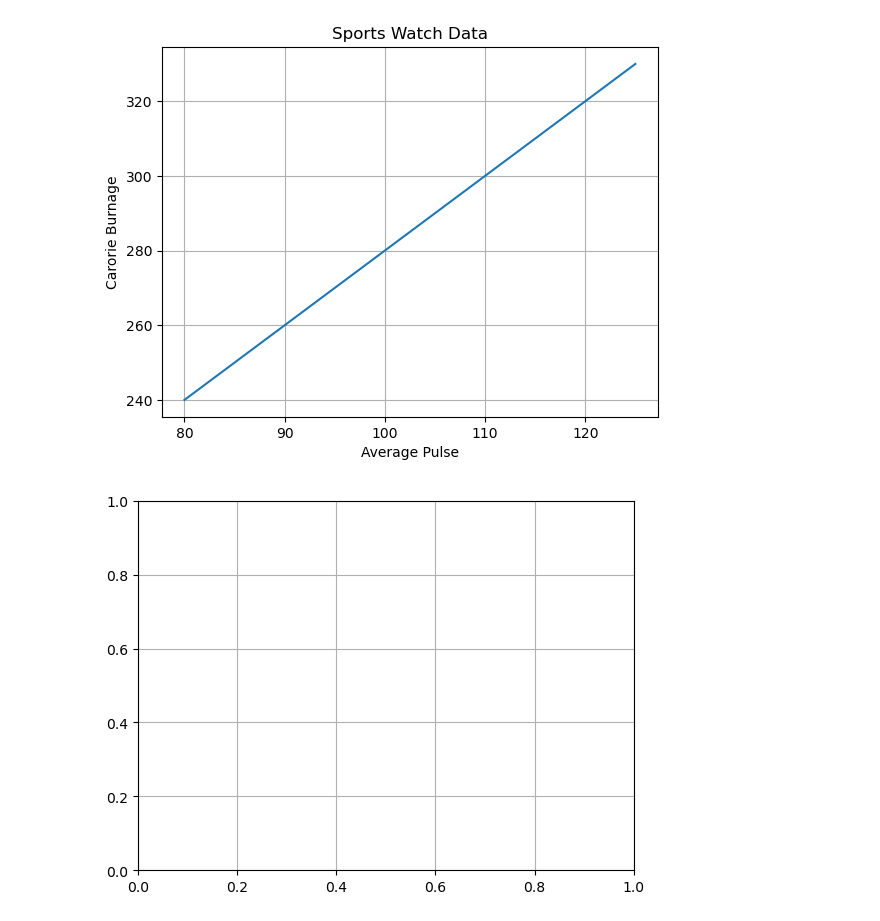
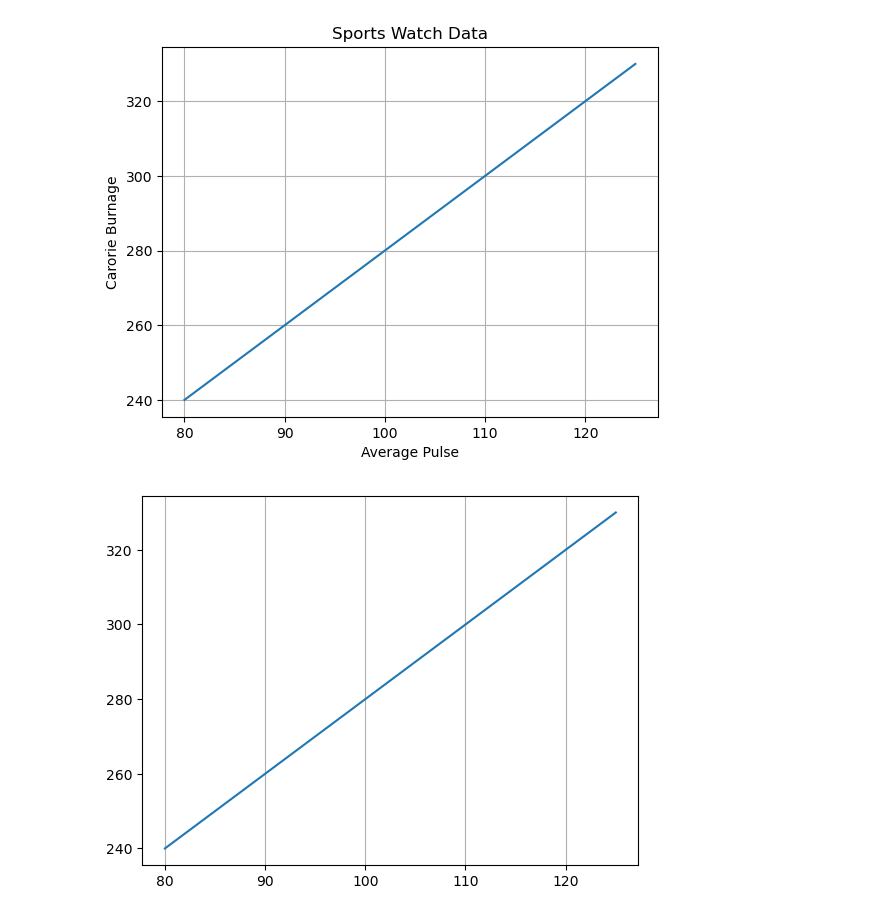
Before and after one commit to oliverjunior1/VS-Code, a Jupyter notebook: w3_treinamentos/Python/matplotlib/5_grid.ipynb, the cells around one changed output. Cells and saved outputs as stored; diff of their text form; code cells hidden in the pictures.

Commit message:
Matplotlib grid

```diff
--- a/w3_treinamentos/Python/matplotlib/5_grid.ipynb
+++ b/w3_treinamentos/Python/matplotlib/5_grid.ipynb
@@ -16,7 +16,9 @@ plt.grid()
 # %% [output]
 [figure]
 # %%
+plt.plot(x, y)
+plt.grid(axis='x')
 # %% [output]
-[figure, old version]
+[figure, new version]
 # %%
 plt.title("")
```
